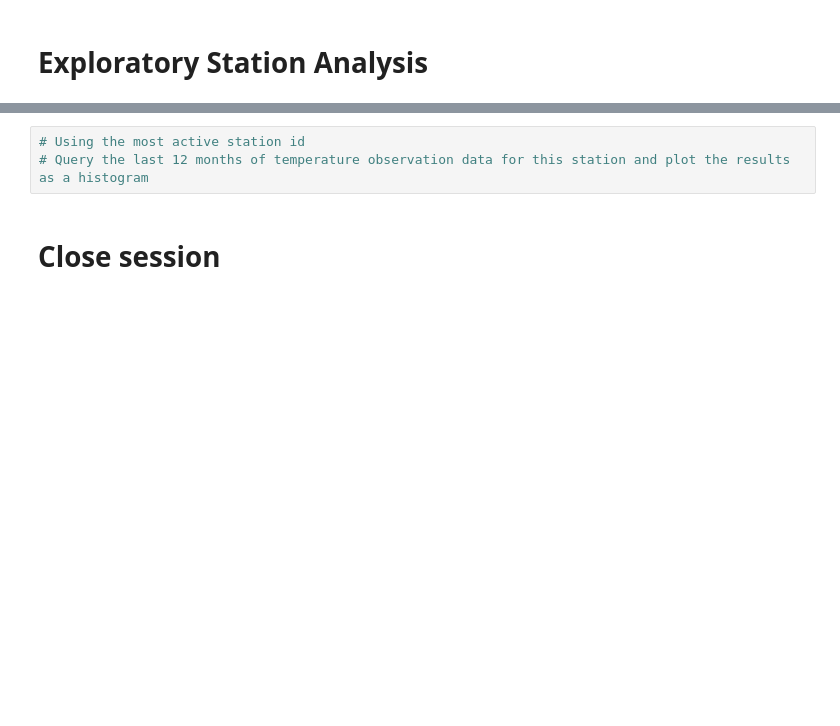
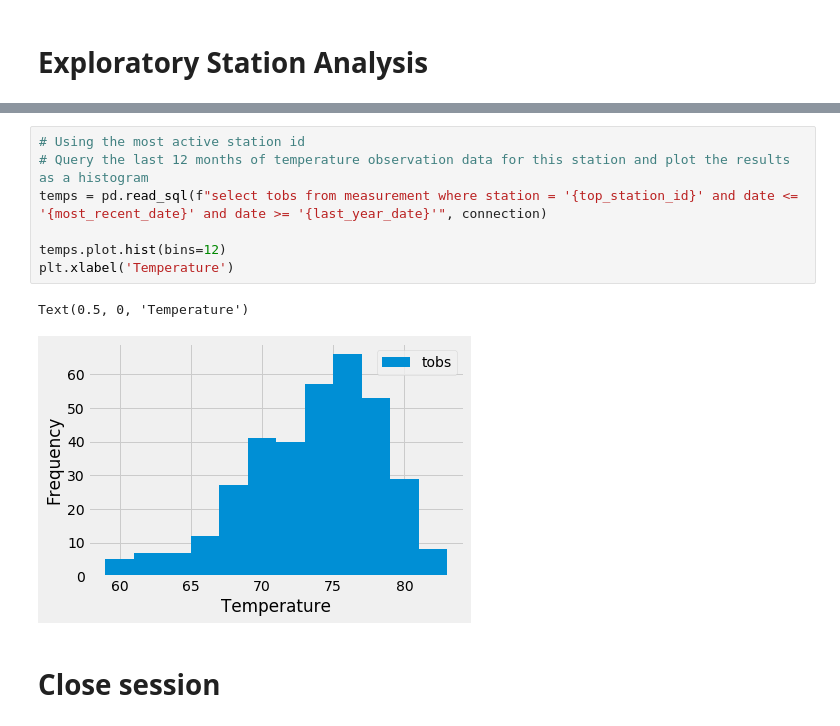
Before and after one commit to qsun21/sqlalchemy-challenge, a Jupyter notebook: climate_starter.ipynb, the cells around one changed output, grey strips where cells are left out. Drawn from its saved outputs; the diff is of its cells as text; blank space fills up the shorter version.

```diff
--- a/climate_starter.ipynb
+++ b/climate_starter.ipynb
@@ -70,6 +125,13 @@ session = Session(engine)
 # %%
 # Using the most active station id
 # Query the last 12 months of temperature observation data for this station and plot the results as a histogram
+temps = pd.read_sql(f"select tobs from measurement where station = '{top_station_id}' and date <= '{most_recent_date}' and date >= '{last_year_date}'", connection)
+
+temps.plot.hist(bins=12)
+plt.xlabel('Temperature')
+# %% [output]
+Text(0.5, 0, 'Temperature')
+[figure, added]
 # %% [markdown]
 # Close session
 # %%
```
Also changed, not shown: parts of 12 cells of this notebook.
